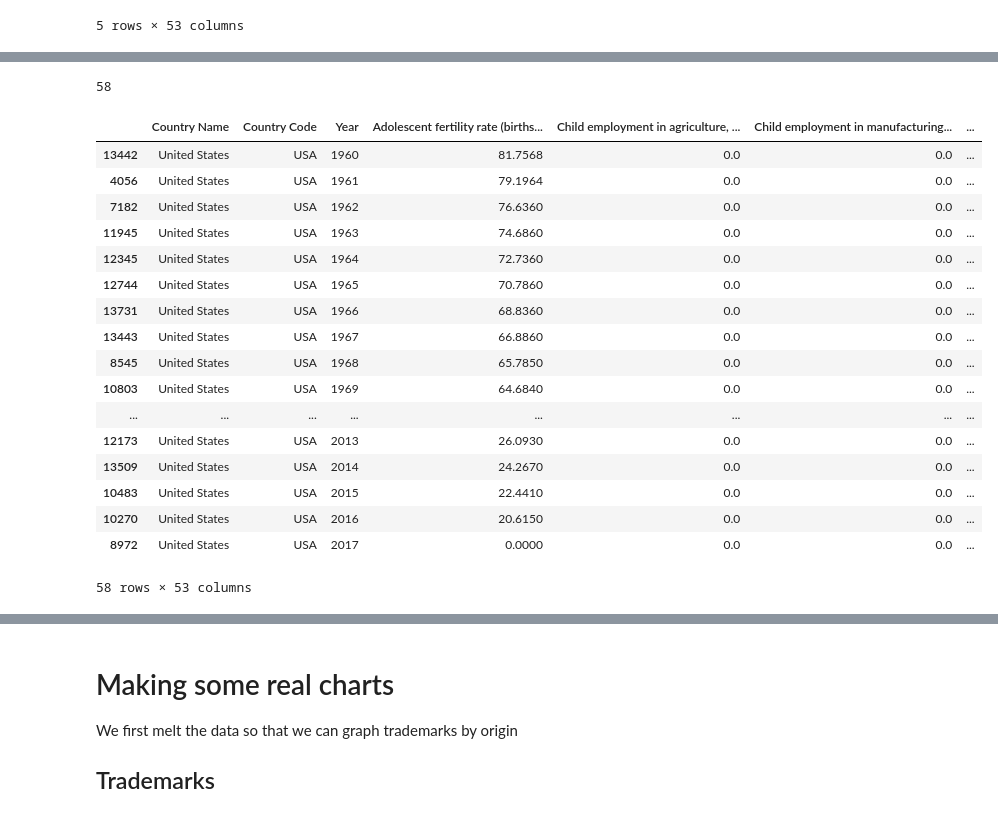
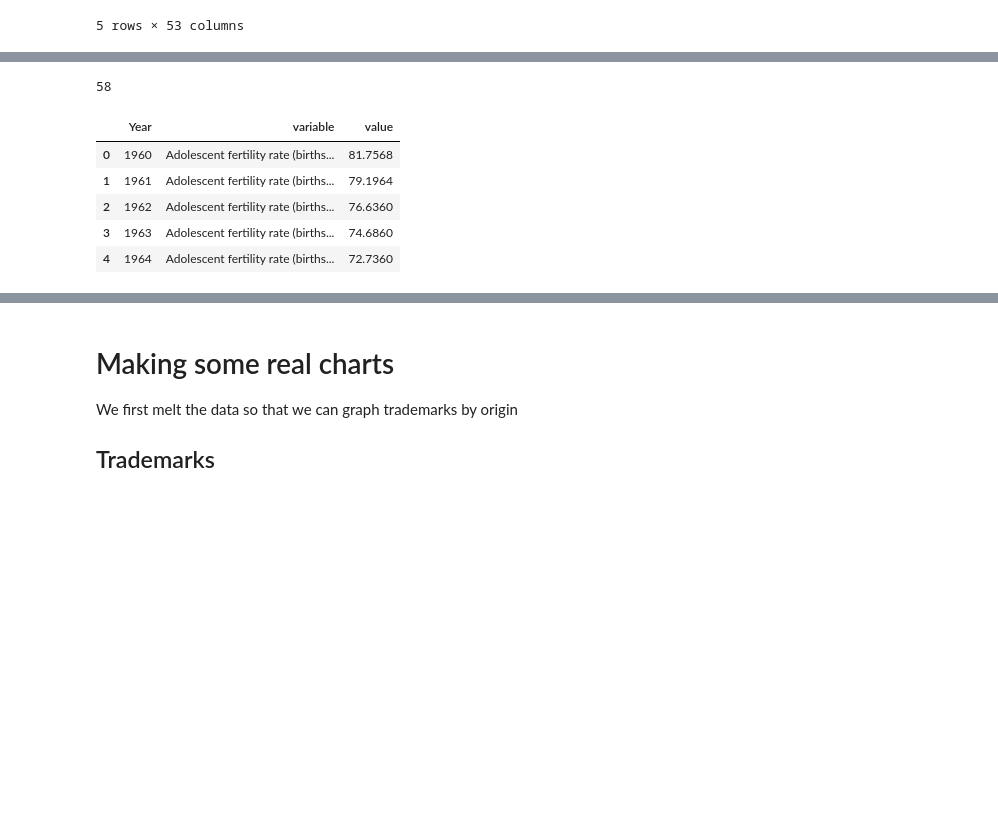
Before and after one commit to peterhieuvu/datavis-practice, a Jupyter notebook: A2_gender.ipynb, the cells around one changed output, grey strips where cells are left out. Drawn from its saved outputs; the diff is of its cells as text; code cells hidden in the pictures; blank space fills up the shorter version.

```diff
--- a/A2_gender.ipynb
+++ b/A2_gender.ipynb
@@ -91,29 +71,16 @@ dtype: object
 # %%
 df_usa = df[df['Country Code']=='USA'].sort_values(by=['Year'])
 print(len(df_usa))
 df_wide = pd.melt(df_usa, id_vars=['Year'], value_vars=list(df_usa.columns[3:]))
 df_wide.head()
-df_usa
 # %% [output]
 58
-|  | Country Name | Country Code | Year | Adolescent fertility rate (births... | Child employment in agriculture, ... | Child employment in manufacturing... | ... |
-| 13442 | United States | USA | 1960 | 81.7568 | 0.0 | 0.0 | ... |
-| 4056 | United States | USA | 1961 | 79.1964 | 0.0 | 0.0 | ... |
-| 7182 | United States | USA | 1962 | 76.6360 | 0.0 | 0.0 | ... |
-| 11945 | United States | USA | 1963 | 74.6860 | 0.0 | 0.0 | ... |
-| 12345 | United States | USA | 1964 | 72.7360 | 0.0 | 0.0 | ... |
-| 12744 | United States | USA | 1965 | 70.7860 | 0.0 | 0.0 | ... |
-| 13731 | United States | USA | 1966 | 68.8360 | 0.0 | 0.0 | ... |
-| 13443 | United States | USA | 1967 | 66.8860 | 0.0 | 0.0 | ... |
-| 8545 | United States | USA | 1968 | 65.7850 | 0.0 | 0.0 | ... |
-| 10803 | United States | USA | 1969 | 64.6840 | 0.0 | 0.0 | ... |
-| ... | ... | ... | ... | ... | ... | ... | ... |
-| 12173 | United States | USA | 2013 | 26.0930 | 0.0 | 0.0 | ... |
-| 13509 | United States | USA | 2014 | 24.2670 | 0.0 | 0.0 | ... |
-| 10483 | United States | USA | 2015 | 22.4410 | 0.0 | 0.0 | ... |
-| 10270 | United States | USA | 2016 | 20.6150 | 0.0 | 0.0 | ... |
-| 8972 | United States | USA | 2017 | 0.0000 | 0.0 | 0.0 | ... |
+|  | Year | variable | value |
+| 0 | 1960 | Adolescent fertility rate (births... | 81.7568 |
+| 1 | 1961 | Adolescent fertility rate (births... | 79.1964 |
+| 2 | 1962 | Adolescent fertility rate (births... | 76.6360 |
+| 3 | 1963 | Adolescent fertility rate (births... | 74.6860 |
+| 4 | 1964 | Adolescent fertility rate (births... | 72.7360 |
-58 rows × 53 columns
 # %%
 #df_temp = df_usa.copy()
 #df_temp['ptemp'] = df_temp['Patent applications, residents'].diff()
```
Also changed, not shown: parts of 6 cells of this notebook, 5 other files.
